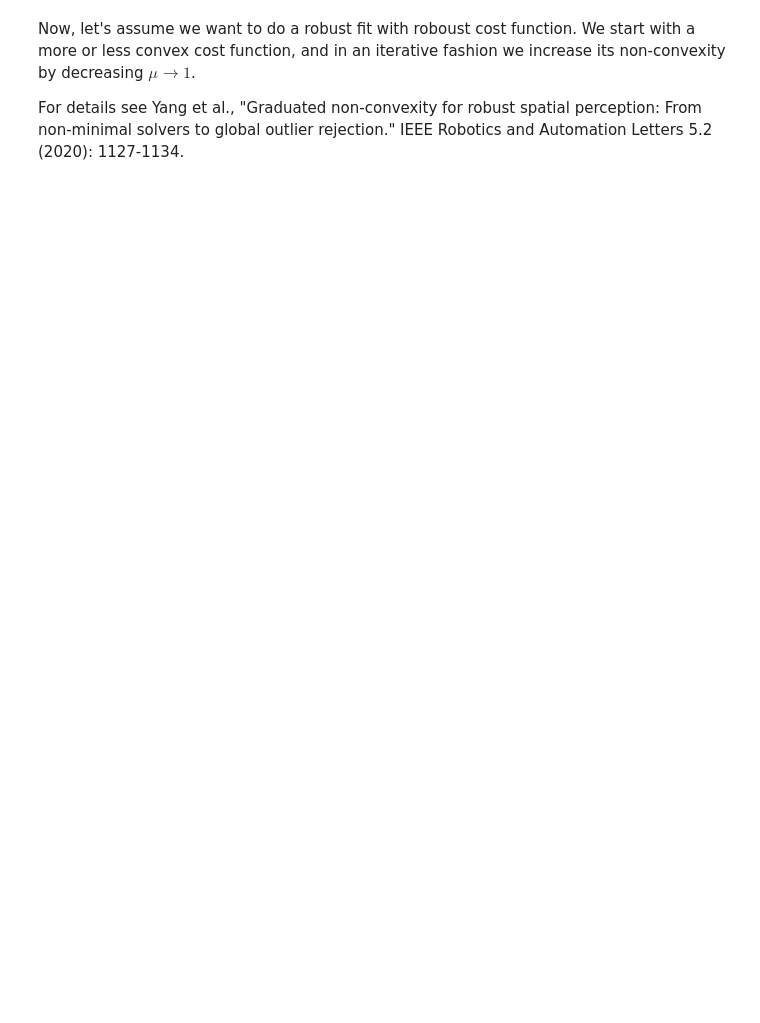
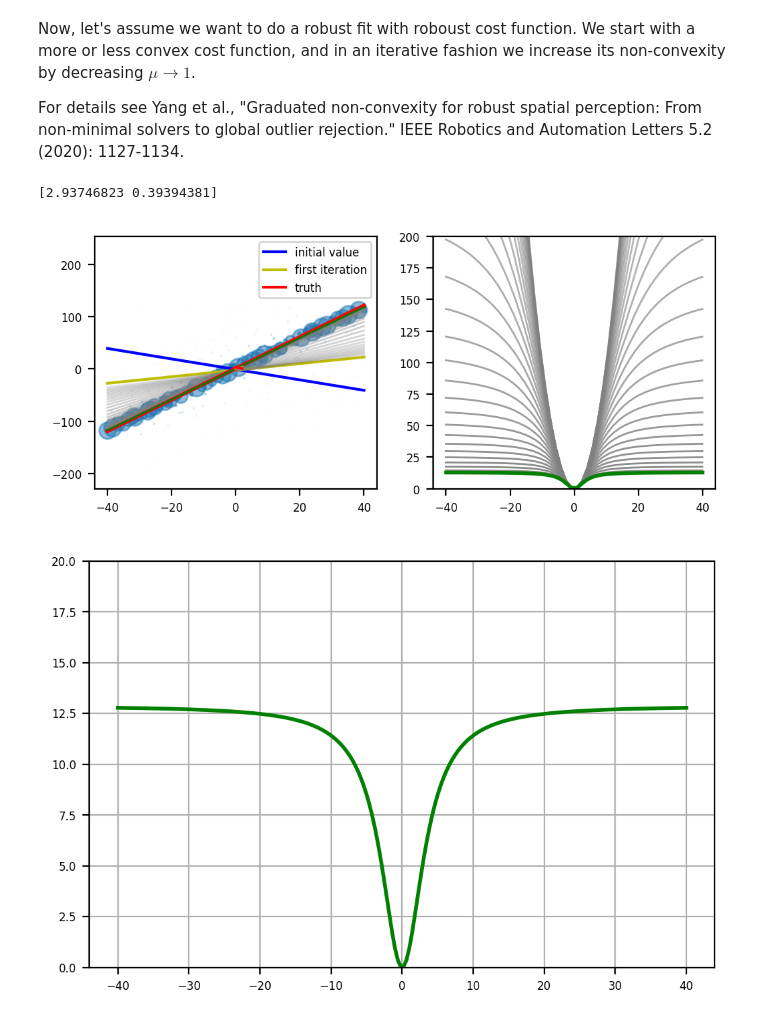
Before and after one commit to arpvorlesung/code, a Jupyter notebook: GNC_demo.ipynb, the cells around one changed output. Drawn from its saved outputs; the diff is of its cells as text; code cells hidden in the pictures; blank space fills up the shorter version.

Commit message:
addele legend to results plot

```diff
--- a/GNC_demo.ipynb
+++ b/GNC_demo.ipynb
@@ -6,6 +6,7 @@ import matplotlib.pyplot as plt
 import matplotlib.animation as ani
 
 plt.rcParams['figure.dpi'] = 200
+plt.rcParams.update({'font.size': 6})
 # %% [markdown]
 Often we want to fit models or estimate parameters by casting the problem into a least squares optimization:
 
@@ -158,7 +166,7 @@ scat = ax1.scatter(x_all, y_all, s=size, alpha=0.5)
 
 iter_count = 0
 
-with writer.saving(fig, "gnc_demo.gif", fig.dpi):
+with writer.saving(fig, "gnc_demo.gif", fig.dpi*3):
     while (mu > 1):
         alpha = ((iter_count / 50)) #**2
 
@@ -173,32 +181,41 @@ with writer.saving(fig, "gnc_demo.gif", fig.dpi):
         mu = mu / 1.2
         iter_count = iter_count+1
 
         # update plot for animation
         size = 90 * weights
         #size[size < 0.1] = 0.1
         scat.set_sizes(size)
         current_fit.set_data(x_data, linear_model(result.x, x_data))
 
         writer.grab_frame()
 
     # plot the final results
-    ax1.plot(x_data,linear_model([a,b],x_data), c = 'r', linewidth=3)
-    ax1.plot(x_data,linear_model(result.x,x_data), c = 'g', linewidth=2)
+    ax1.plot(x_data,linear_model([a,b],x_data), c = 'r', linewidth=2)
+    ax1.plot(x_data,linear_model(result.x,x_data), c = 'g', linewidth=1)
 
     ax2.plot(x_data,rho_gm(c_bar,x_data,1), c = 'g', linewidth=2)
 
+    # add a lengend
+    blue_line, = ax1.plot([1, 2, 3], c='b', label='initial value')
+    yellow_line, = ax1.plot([1, 2, 3], c='y', label='first iteration')
+    red_line, = ax1.plot([3, 2, 1], c='r', label='truth')
+    ax1.legend(handles=[blue_line, yellow_line, red_line])
 
     for i in range(20):
         writer.grab_frame()
 
 print(theta0)
 
 
 plt.figure(3)
 x_data3 = np.linspace(-40,40,200)
 
 plt.plot(x_data3,rho_gm(c_bar,x_data3,1), c = 'g', linewidth=2)
 plt.ylim([0,20])
 
 plt.grid(True)
 plt.show()
+# %% [output]
+[2.93746823 0.39394381]
+[figure, added]
+[figure, added]
```
Also changed, not shown: parts of 3 cells of this notebook.
